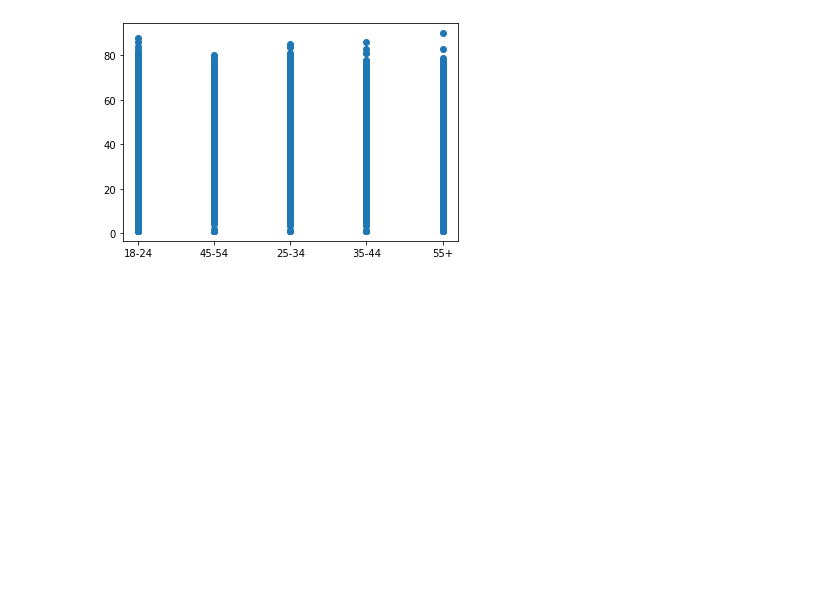
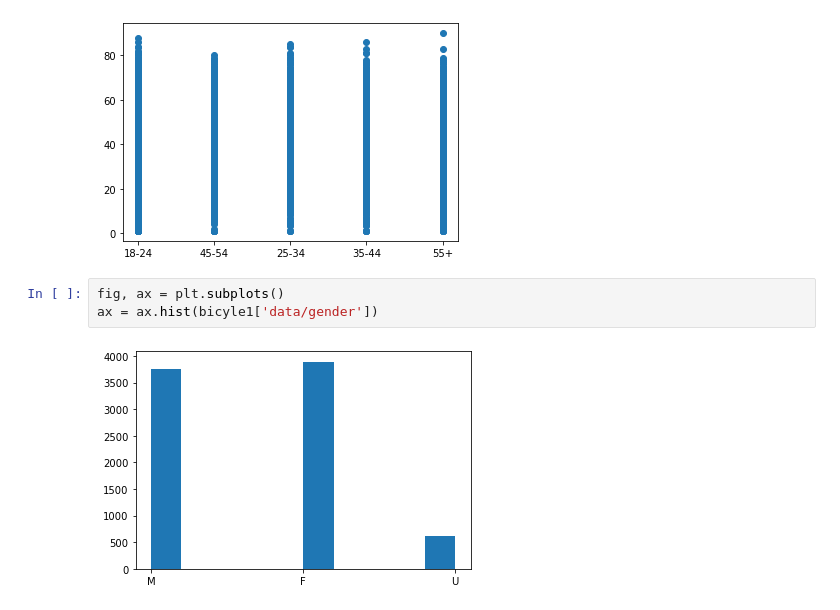
Before and after one commit to shreyastejam/Synapase, a Jupyter notebook: synapse_data_analysis.ipynb, the cells around one changed output. Saved outputs shown, nothing was run; the diff lists cells and outputs as text; blank space fills up the shorter version.

```diff
--- a/synapse_data_analysis.ipynb
+++ b/synapse_data_analysis.ipynb
@@ -37,3 +37,8 @@ fig, ax = plt.subplots()
 ax = ax.scatter(bicyle1["data/age"], bicyle1["data/amount"])
 # %% [output]
 [figure]
+# %%
+fig, ax = plt.subplots()
+ax = ax.hist(bicyle1['data/gender'])
+# %% [output]
+[figure, added]
```
Also changed, not shown: parts of 2 cells of this notebook.
